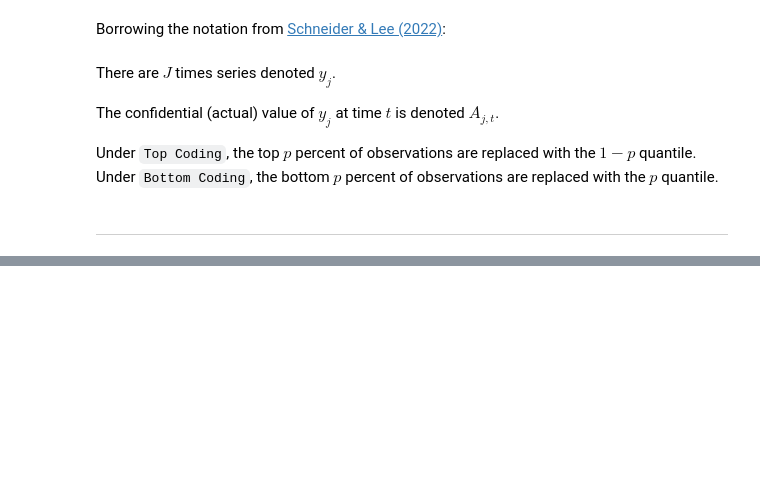
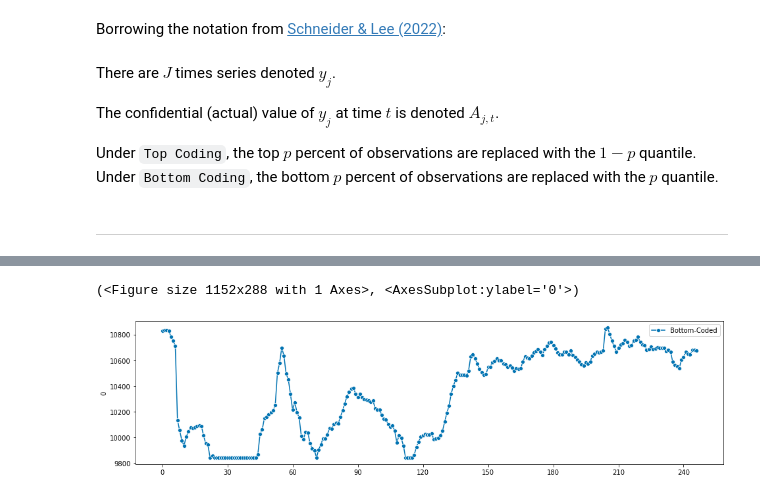
Before and after one commit to cdbale/Privacy-and-Forecasting-Empirical, a Jupyter notebook: Code/Exploratory/Protection Methods/Top_and_Bottom_Coding.ipynb, the cells around one changed output, grey strips where cells are left out. Cells and saved outputs as stored; diff of their text form; code cells hidden in the pictures; blank space fills up the shorter version.

```diff
--- a/Code/Exploratory/Protection Methods/Top_and_Bottom_Coding.ipynb
+++ b/Code/Exploratory/Protection Methods/Top_and_Bottom_Coding.ipynb
@@ -38,0 +58,5 @@ def coding_protection(series, coding_type, percent_protected):
+# %%
+plot_series(Y_bc.iloc[0,:], labels=["Bottom-Coded"])
+# %% [output]
+(<Figure size 1152x288 with 1 Axes>, <AxesSubplot:ylabel='0'>)
+[figure, added]
```
Also changed, not shown: parts of 10 cells of this notebook.
